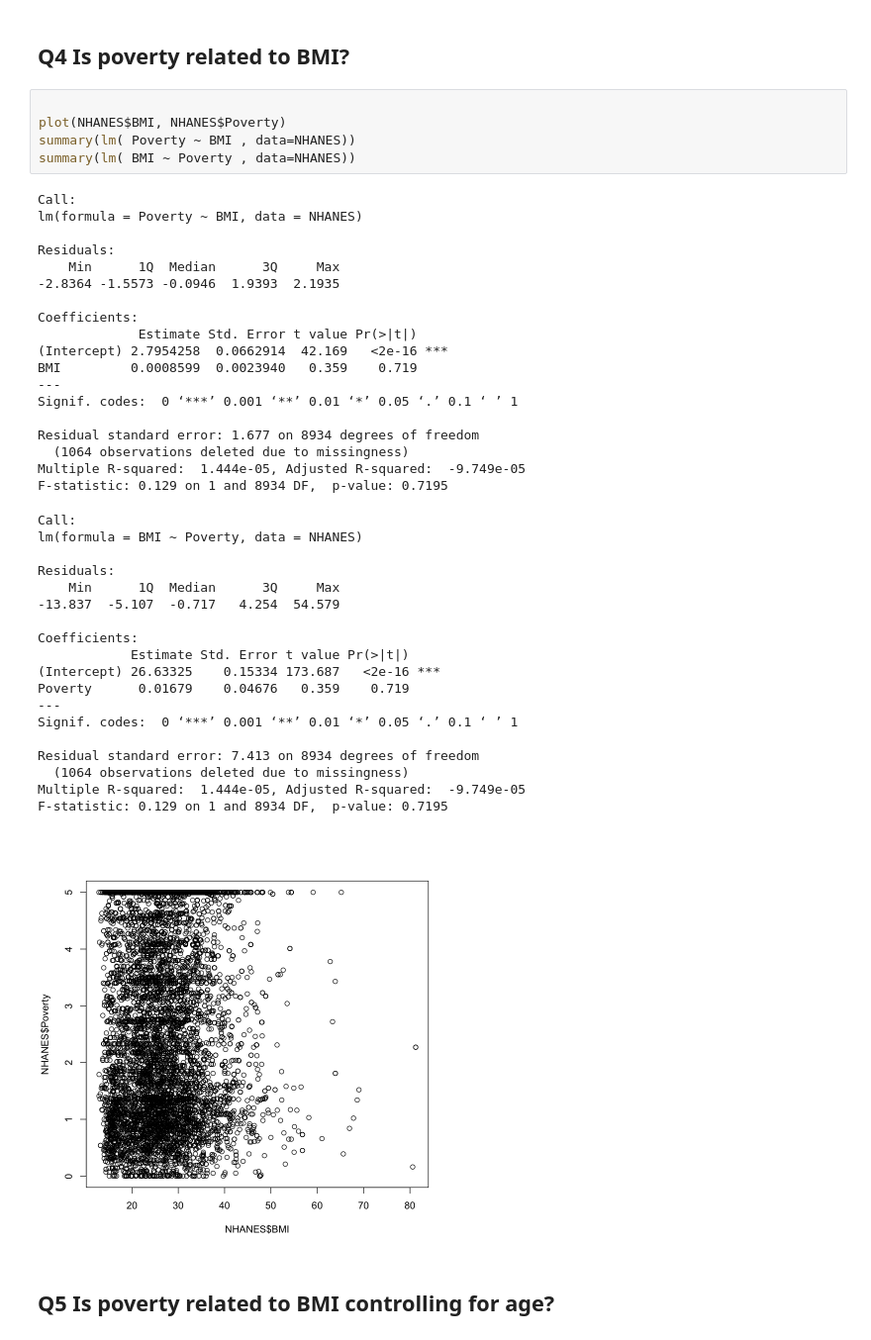
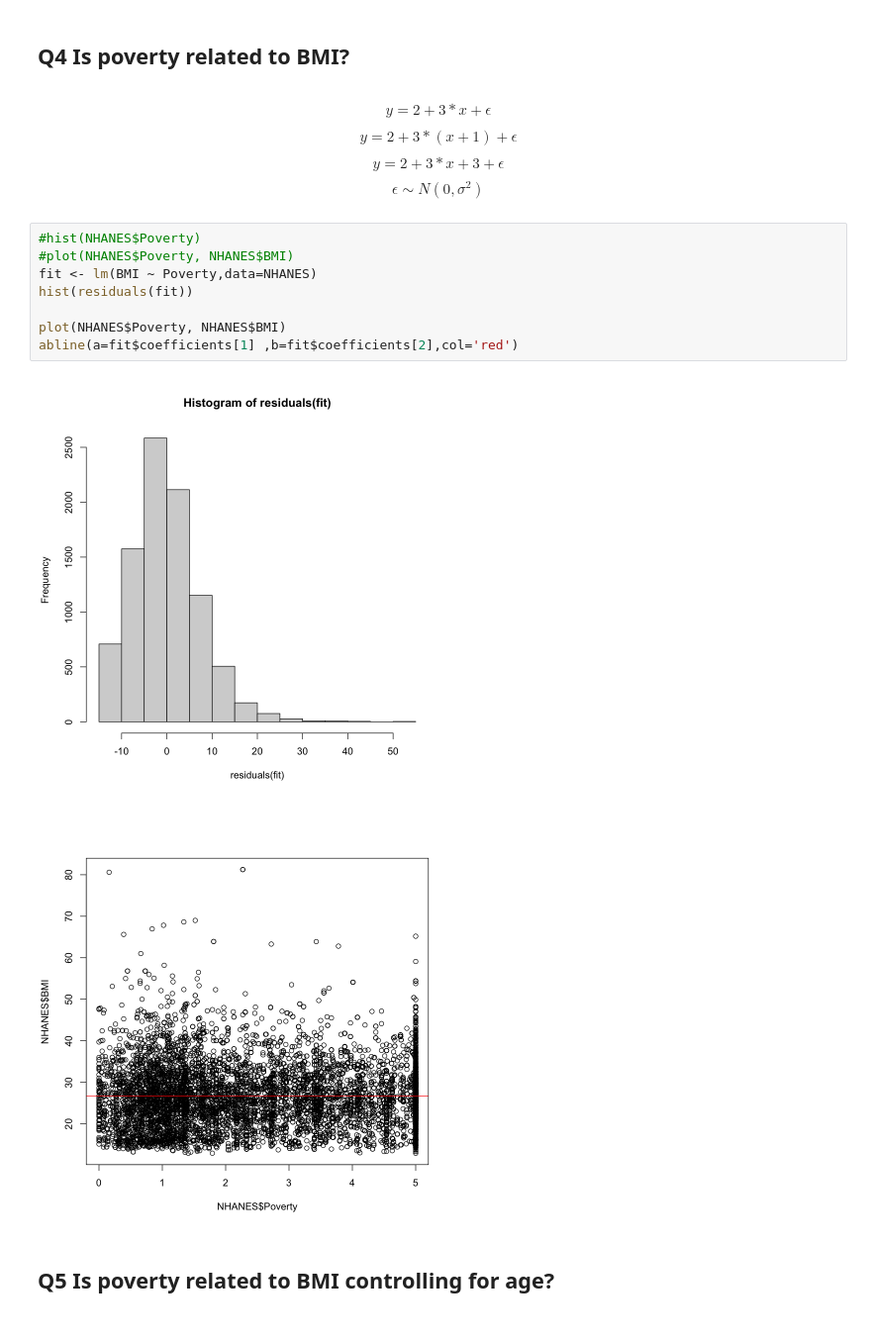
Before and after one commit to computationalUncertaintyLab/2021F_AlgLabII, a Jupyter notebook: lab06/Lab06 Assignment.ipynb, the cells around one changed output. Shown at 99% size. Cells and saved outputs as stored; diff of their text form.

```diff
--- a/lab06/Lab06 Assignment.ipynb
+++ b/lab06/Lab06 Assignment.ipynb
@@ -37,48 +61,22 @@ max(NHANES$BMI,na.rm=T)
 # %% [markdown]
 ## Q4 Is poverty related to BMI?
+# %% [markdown]
+$$y = 2 + 3*x + \epsilon$$
+
+$$y = 2 + 3*(x+1) + \epsilon$$
+$$y = 2 + 3*x+ 3 + \epsilon$$
+$$\epsilon \sim N(0,\sigma^2)$$
 # %%
+#hist(NHANES$Poverty)
+#plot(NHANES$Poverty, NHANES$BMI)
+fit <- lm(BMI ~ Poverty,data=NHANES)
+hist(residuals(fit))
 
-plot(NHANES$BMI, NHANES$Poverty)
-summary(lm( Poverty ~ BMI , data=NHANES))
-summary(lm( BMI ~ Poverty , data=NHANES))
+plot(NHANES$Poverty, NHANES$BMI)
+abline(a=fit$coefficients[1] ,b=fit$coefficients[2],col='red')
 # %% [output]
-Call:
-lm(formula = Poverty ~ BMI, data = NHANES)
-
-Residuals:
-    Min      1Q  Median      3Q     Max
--2.8364 -1.5573 -0.0946  1.9393  2.1935
-
-Coefficients:
-             Estimate Std. Error t value Pr(>|t|)
-(Intercept) 2.7954258  0.0662914  42.169   <2e-16 ***
-BMI         0.0008599  0.0023940   0.359    0.719
----
-Signif. codes:  0 ‘***’ 0.001 ‘**’ 0.01 ‘*’ 0.05 ‘.’ 0.1 ‘ ’ 1
-
-Residual standard error: 1.677 on 8934 degrees of freedom
-  (1064 observations deleted due to missingness)
-Multiple R-squared:  1.444e-05, Adjusted R-squared:  -9.749e-05
-F-statistic: 0.129 on 1 and 8934 DF,  p-value: 0.7195
-Call:
-lm(formula = BMI ~ Poverty, data = NHANES)
-
-Residuals:
-    Min      1Q  Median      3Q     Max
--13.837  -5.107  -0.717   4.254  54.579
-
-Coefficients:
-            Estimate Std. Error t value Pr(>|t|)
-(Intercept) 26.63325    0.15334 173.687   <2e-16 ***
-Poverty      0.01679    0.04676   0.359    0.719
----
-Signif. codes:  0 ‘***’ 0.001 ‘**’ 0.01 ‘*’ 0.05 ‘.’ 0.1 ‘ ’ 1
-
-Residual standard error: 7.413 on 8934 degrees of freedom
-  (1064 observations deleted due to missingness)
-Multiple R-squared:  1.444e-05, Adjusted R-squared:  -9.749e-05
-F-statistic: 0.129 on 1 and 8934 DF,  p-value: 0.7195
-[figure, old version]
+[figure, new version]
+[figure, added]
 # %% [markdown]
 ## Q5 Is poverty related to BMI controlling for age?
 # %%
```
Also changed, not shown: parts of 7 cells of this notebook, 2 other files.
